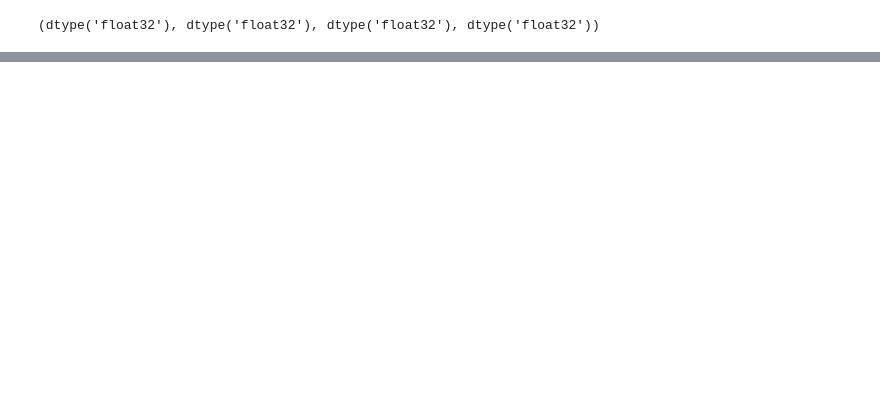
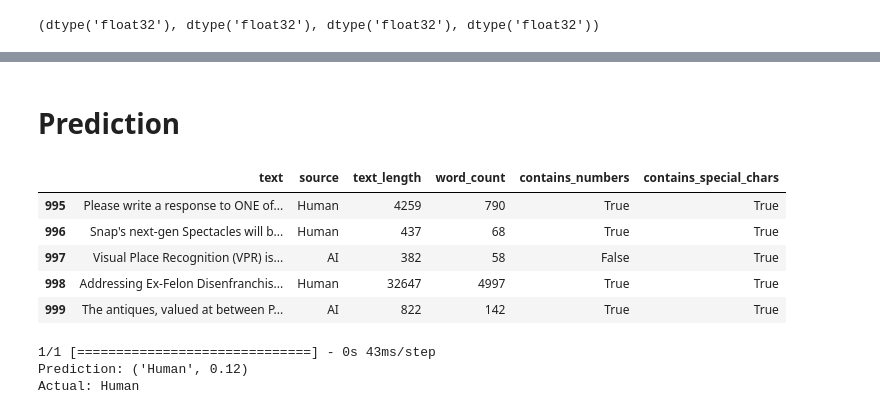
Before and after one commit to nghia95/fake-data-detector, a Jupyter notebook: notebooks/Halim_exploratory.ipynb, the cells around one changed output, grey strips where cells are left out. Cells and saved outputs as stored; diff of their text form; code cells hidden in the pictures; blank space fills up the shorter version.

```diff
--- a/notebooks/Halim_exploratory.ipynb
+++ b/notebooks/Halim_exploratory.ipynb
@@ -654,0 +679,2 @@ plt.title("BERT-small Confusion Matrix");
+# %% [markdown]
+# Prediction
@@ -654,0 +721,19 @@ plt.title("BERT-small Confusion Matrix");
+# %%
+df.tail()
+# %% [output]
+|  | text | source | text_length | word_count | contains_numbers | contains_special_chars |
+| 995 | Please write a response to ONE of... | Human | 4259 | 790 | True | True |
+| 996 | Snap's next-gen Spectacles will b... | Human | 437 | 68 | True | True |
+| 997 | Visual Place Recognition (VPR) is... | AI | 382 | 58 | False | True |
+| 998 | Addressing Ex-Felon Disenfranchis... | Human | 32647 | 4997 | True | True |
+| 999 | The antiques, valued at between P... | AI | 822 | 142 | True | True |
+# %%
+sentence = df["text"][5]
+result = predict_text(sentence)
+
+print(f"Prediction: {result}")
+print(f"Actual: {df['source'][5]}")
+# %% [output]
+1/1 [==============================] - 0s 43ms/step
+Prediction: ('Human', 0.12)
+Actual: Human
```
Also changed, not shown: parts of 27 cells of this notebook.
